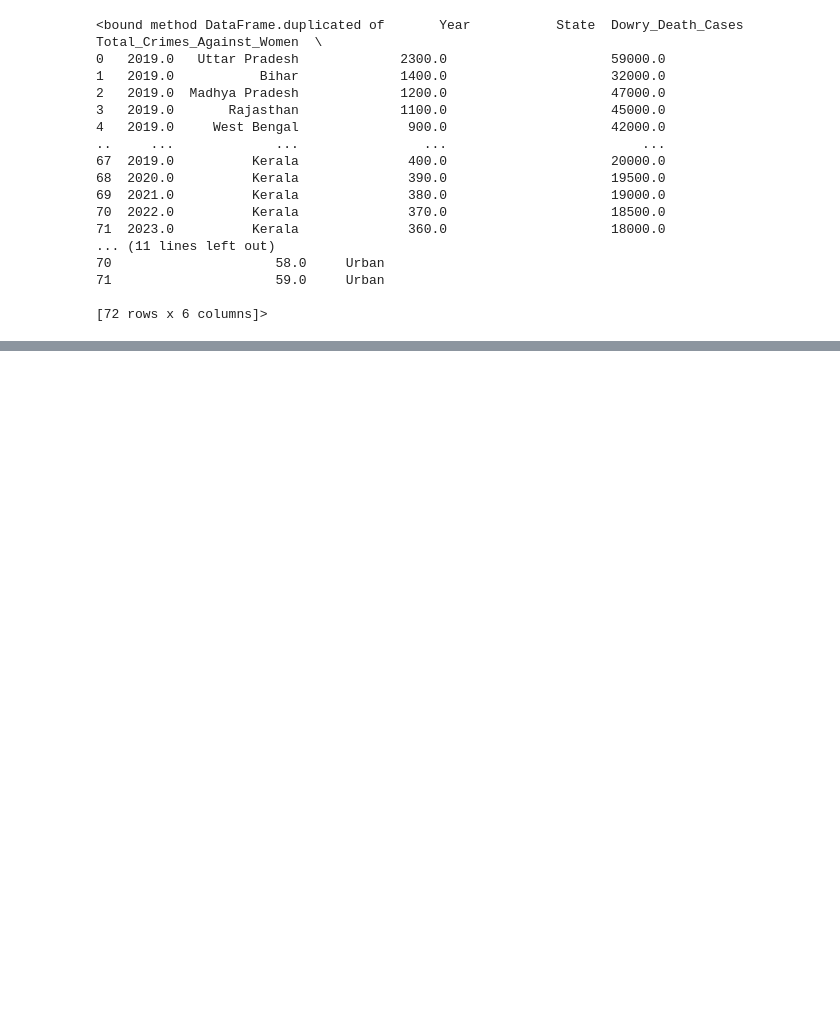
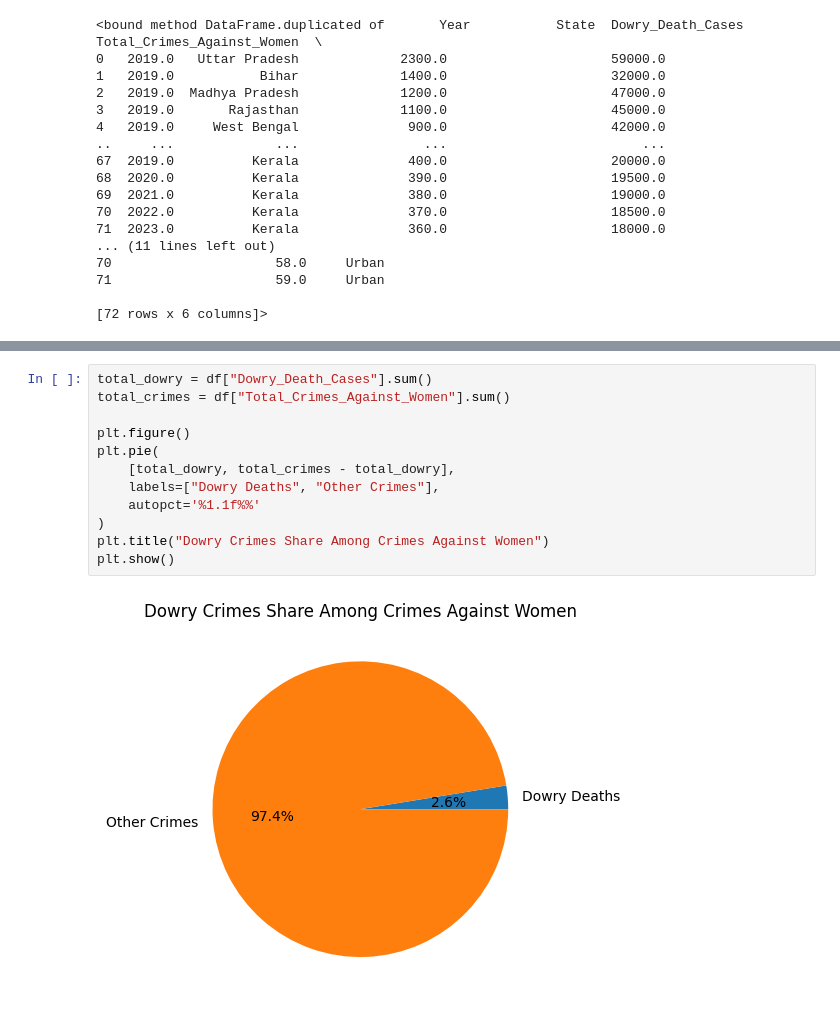
Before and after one commit to sonamkri2519/internship_projects, a Jupyter notebook: test.ipynb, the cells around one changed output, grey strips where cells are left out. Cells and saved outputs as stored; diff of their text form; blank space fills up the shorter version.

```diff
--- a/test.ipynb
+++ b/test.ipynb
@@ -69,0 +94,14 @@ df.duplicated
+# %%
+total_dowry = df["Dowry_Death_Cases"].sum()
+total_crimes = df["Total_Crimes_Against_Women"].sum()
+
+plt.figure()
+plt.pie(
+    [total_dowry, total_crimes - total_dowry],
+    labels=["Dowry Deaths", "Other Crimes"],
+    autopct='%1.1f%%'
+)
+plt.title("Dowry Crimes Share Among Crimes Against Women")
+plt.show()
+# %% [output]
+[figure, added]
```
Also changed, not shown: parts of 5 cells of this notebook.
